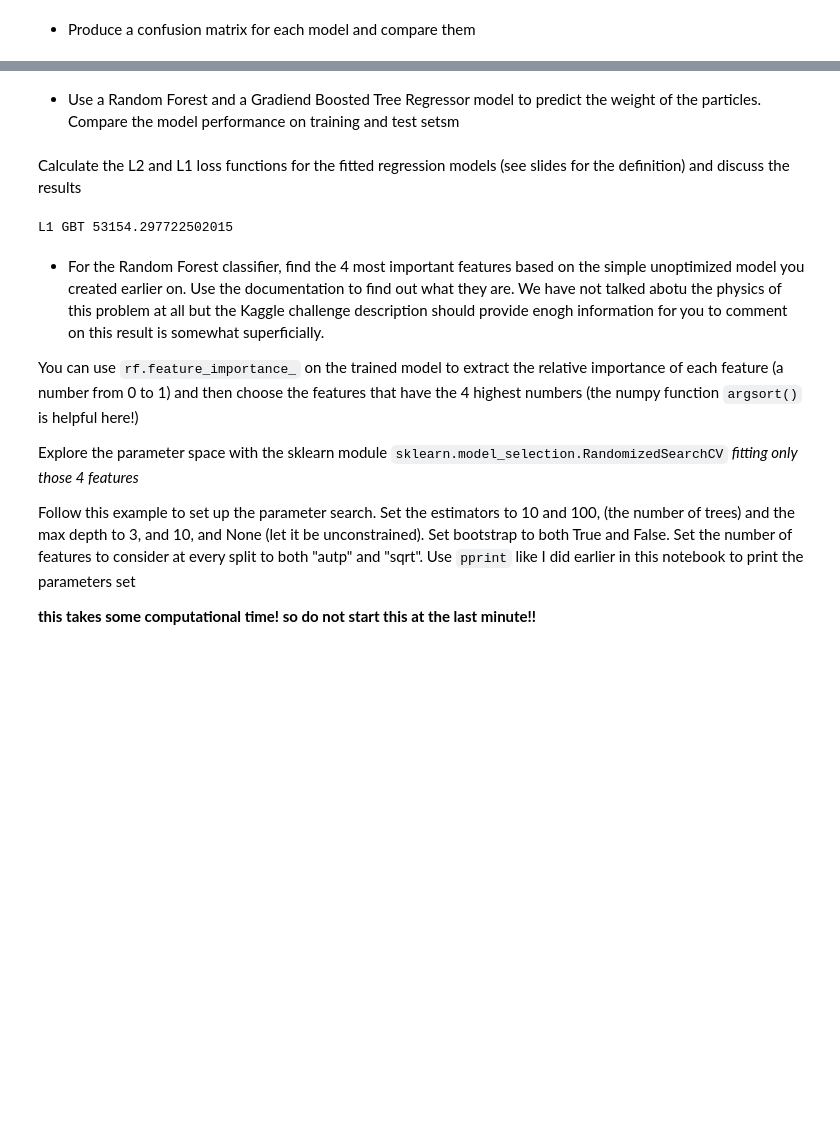
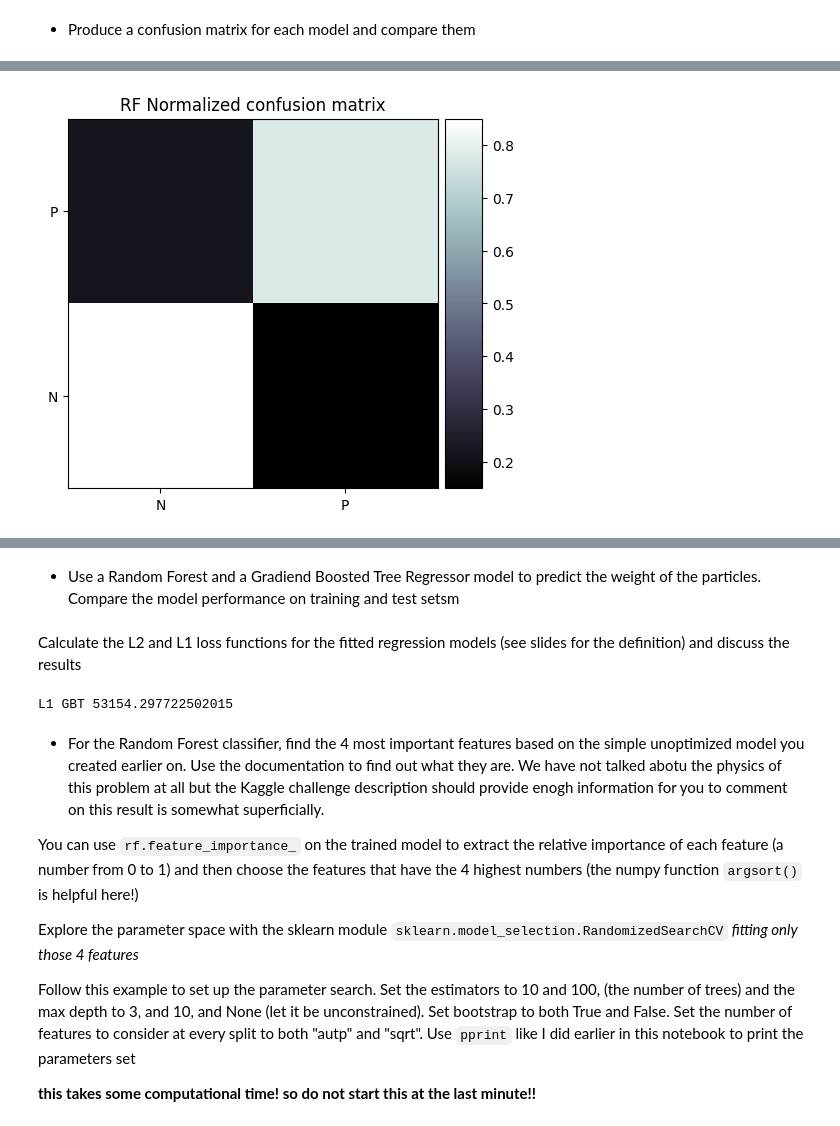
Before and after one commit to marcocaramanti/MLPNS_MCaramanti, a Jupyter notebook: higgsbosonSearch.ipynb, the cells around one changed output, grey strips where cells are left out. Saved outputs shown, nothing was run; the diff lists cells and outputs as text; code cells hidden in the pictures; blank space fills up the shorter version.

```diff
--- a/higgsbosonSearch.ipynb
+++ b/higgsbosonSearch.ipynb
@@ -248,0 +269,4 @@ gbt = GradientBoostingClassifier(...)
+# %%
+gbt = GradientBoostingClassifier(random_state=0)
+print('Parameters currently in use:\n')
+print(gbt.get_params())
@@ -257,0 +310,8 @@ rf.score(...
+# %%
+rf = RandomForestClassifier(max_depth=4, random_state=0)
+rf.fit(xl_train, yl_train)
+print("RANDOM FOREST (max_depth=4)")
+print("Performarnce on training set: ")
+print("{0:.5f}".format(rf.score(xl_train, yl_train)))
+print("Performance on test set: ")
+print("{0:.5f}".format(rf.score(xl_test, yl_test)))
@@ -298,0 +368,5 @@ def plot_confusion_matrix(y_true, y_pred,
+# %%
+plot_confusion_matrix(yl_test, rf.predict(xl_test), normalize="true",
+                      title="RF")
+# %% [output]
+[figure, added]
```
Also changed, not shown: parts of 34 cells of this notebook.
